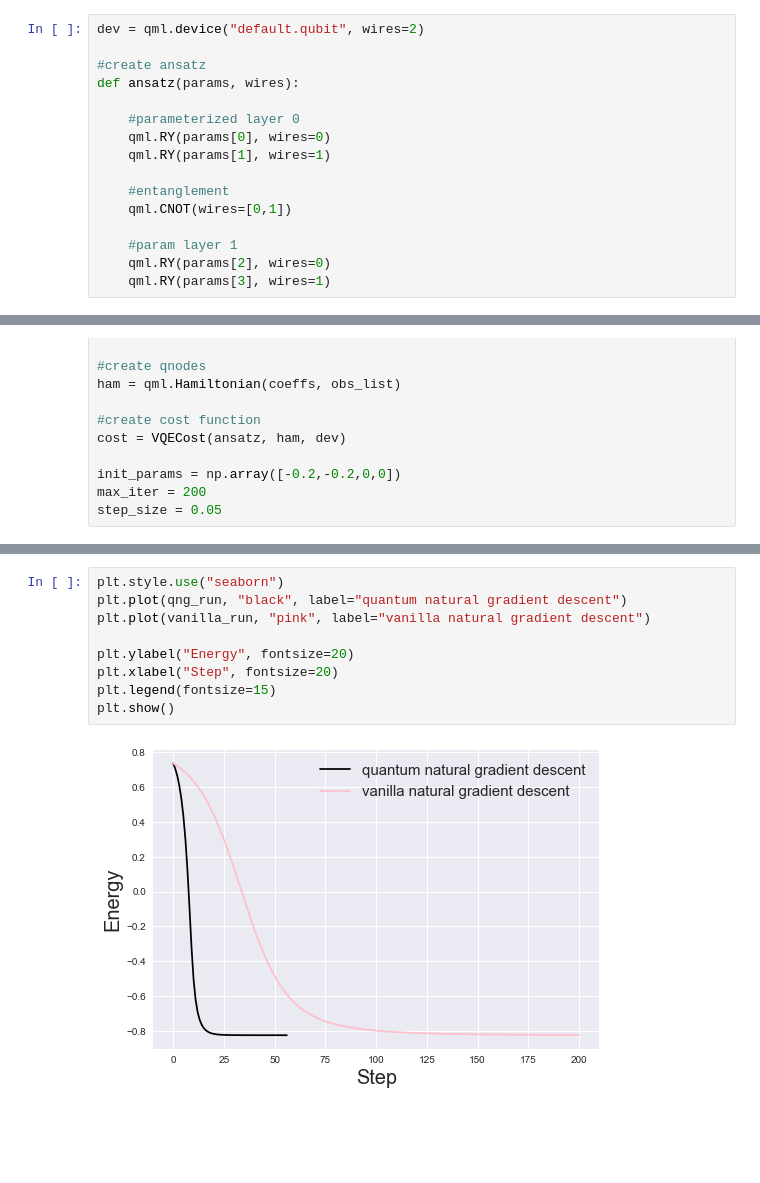
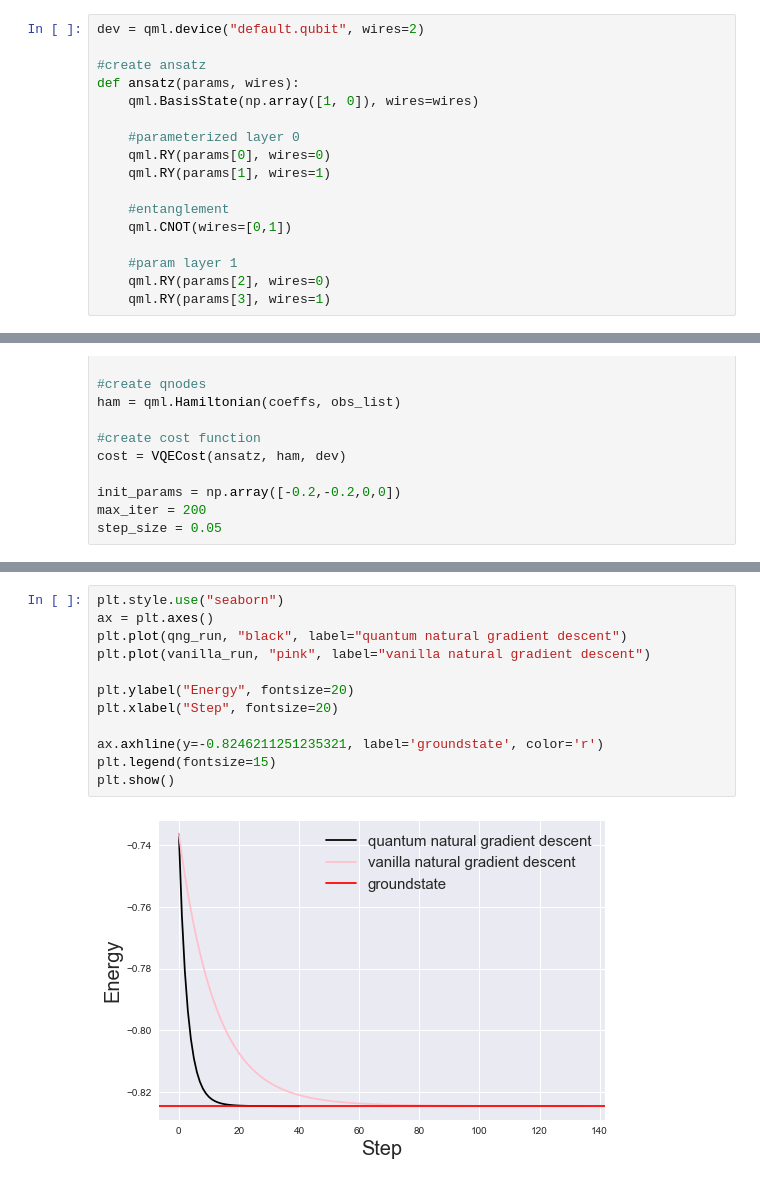
Before and after one commit to hsim13372/quantum_natural_gradient, a Jupyter notebook: h2/H2_yamamoto_VQE.ipynb, the cells around one changed output, grey strips where cells are left out. Cells and saved outputs as stored; diff of their text form; blank space fills up the shorter version.

```diff
--- a/h2/H2_yamamoto_VQE.ipynb
+++ b/h2/H2_yamamoto_VQE.ipynb
@@ -19,6 +19,7 @@ dev = qml.device("default.qubit", wires=2)
 
 #create ansatz
 def ansatz(params, wires):
+    qml.BasisState(np.array([1, 0]), wires=wires)
 
     #parameterized layer 0
     qml.RY(params[0], wires=0)
@@ -86,11 +84,14 @@ Iteration = 180,  Ground-state energy = -0.82250425 Ha,  Convergence parameter =
 # %%
 plt.style.use("seaborn")
+ax = plt.axes()
 plt.plot(qng_run, "black", label="quantum natural gradient descent")
 plt.plot(vanilla_run, "pink", label="vanilla natural gradient descent")
 
 plt.ylabel("Energy", fontsize=20)
 plt.xlabel("Step", fontsize=20)
+
+ax.axhline(y=-0.8246211251235321, label='groundstate', color='r')
 plt.legend(fontsize=15)
 plt.show()
 # %% [output]
-[figure, old version]
+[figure, new version]
```
Also changed, not shown: parts of 2 cells of this notebook, 6 other files.
